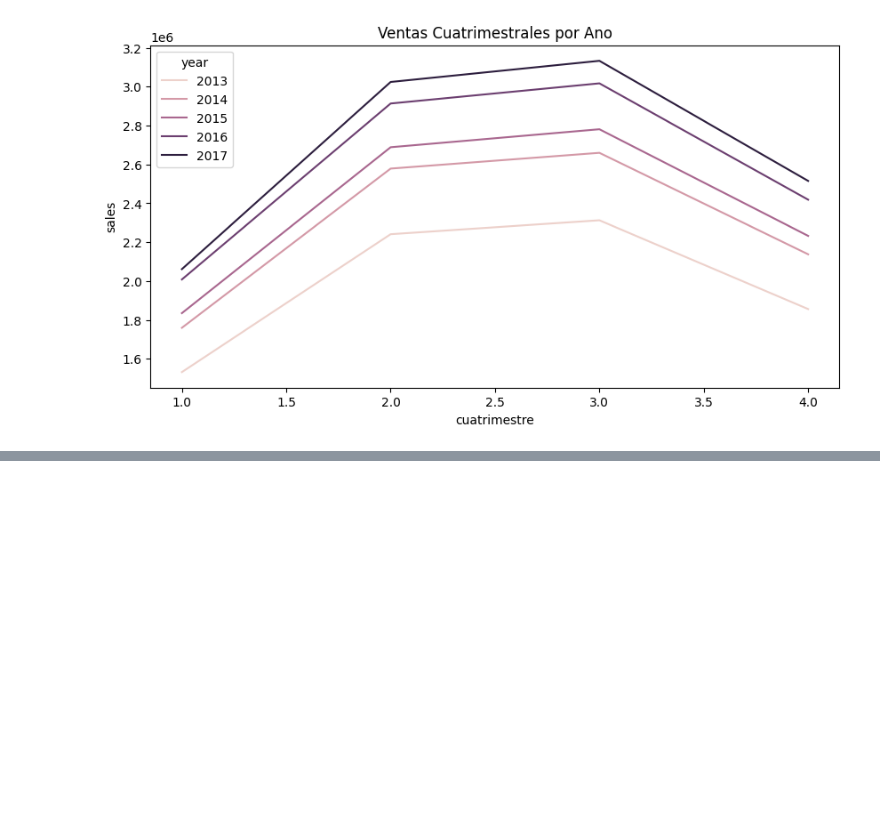
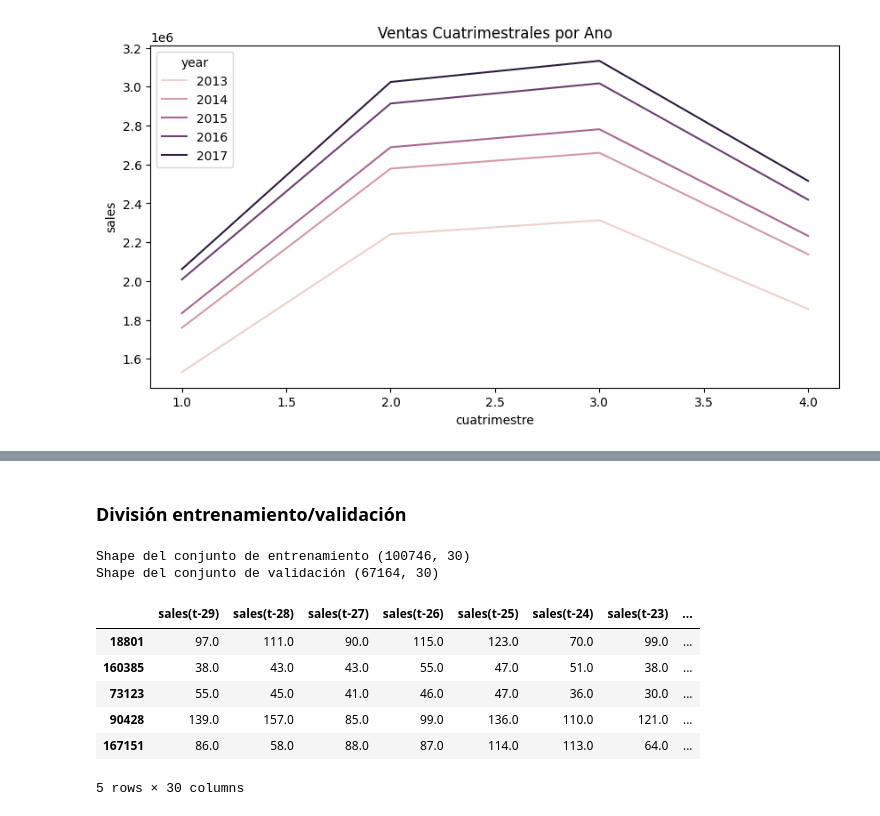
Before and after one commit to evelinxochihuax/Series_Tiempo_Ventas, a Jupyter notebook: notebook/ventas.ipynb, the cells around one changed output, grey strips where cells are left out. Drawn from its saved outputs; the diff is of its cells as text; code cells hidden in the pictures; blank space fills up the shorter version.

```diff
--- a/notebook/ventas.ipynb
+++ b/notebook/ventas.ipynb
@@ -173,0 +227,5 @@ plt.show()
+# %%
+last_item = 'item(t-%d)' % window
+last_store = 'store(t-%d)' % window
+series = series[(series['store(t)'] == series[last_store])]
+series = series[(series['item(t)'] == series[last_item])]
@@ -173,0 +234,28 @@ plt.show()
+# %%
+columns_to_drop = [('%s(t+%d)' % (col, lag)) for col in ['item', 'store']]
+for i in range(window, 0, -1):
+    columns_to_drop += [('%s(t-%d)' % (col, i)) for col in ['item', 'store']]
+series.drop(columns_to_drop, axis=1, inplace=True)
+series.drop(['item(t)', 'store(t)'], axis=1, inplace=True)
+# %% [markdown]
+### División entrenamiento/validación
+# %%
+# Etiqueta
+labels_col = 'sales(t+%d)' % lag_size
+labels = series[labels_col]
+series = series.drop(labels_col, axis=1)
+
+X_train, X_valid, Y_train, Y_valid = train_test_split(series, labels.values, test_size=0.4, random_state=0)
+print('Shape del conjunto de entrenamiento', X_train.shape)
+print('Shape del conjunto de validación', X_valid.shape)
+X_train.head()
+# %% [output]
+Shape del conjunto de entrenamiento (100746, 30)
+Shape del conjunto de validación (67164, 30)
+|  | sales(t-29) | sales(t-28) | sales(t-27) | sales(t-26) | sales(t-25) | sales(t-24) | sales(t-23) | ... |
+| 18801 | 97.0 | 111.0 | 90.0 | 115.0 | 123.0 | 70.0 | 99.0 | ... |
+| 160385 | 38.0 | 43.0 | 43.0 | 55.0 | 47.0 | 51.0 | 38.0 | ... |
+| 73123 | 55.0 | 45.0 | 41.0 | 46.0 | 47.0 | 36.0 | 30.0 | ... |
+| 90428 | 139.0 | 157.0 | 85.0 | 99.0 | 136.0 | 110.0 | 121.0 | ... |
+| 167151 | 86.0 | 58.0 | 88.0 | 87.0 | 114.0 | 113.0 | 64.0 | ... |
+5 rows × 30 columns
```
Also changed, not shown: parts of 11 cells of this notebook.
